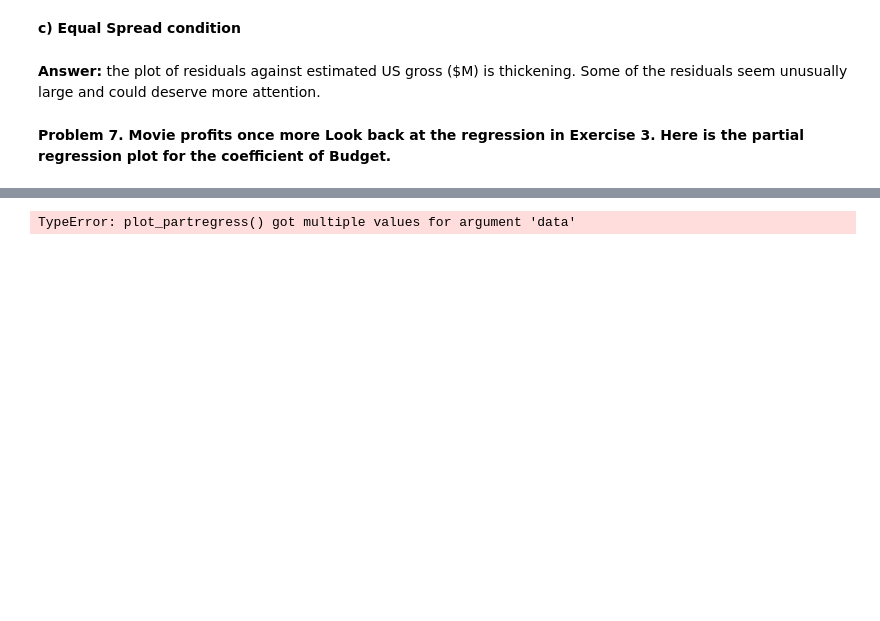
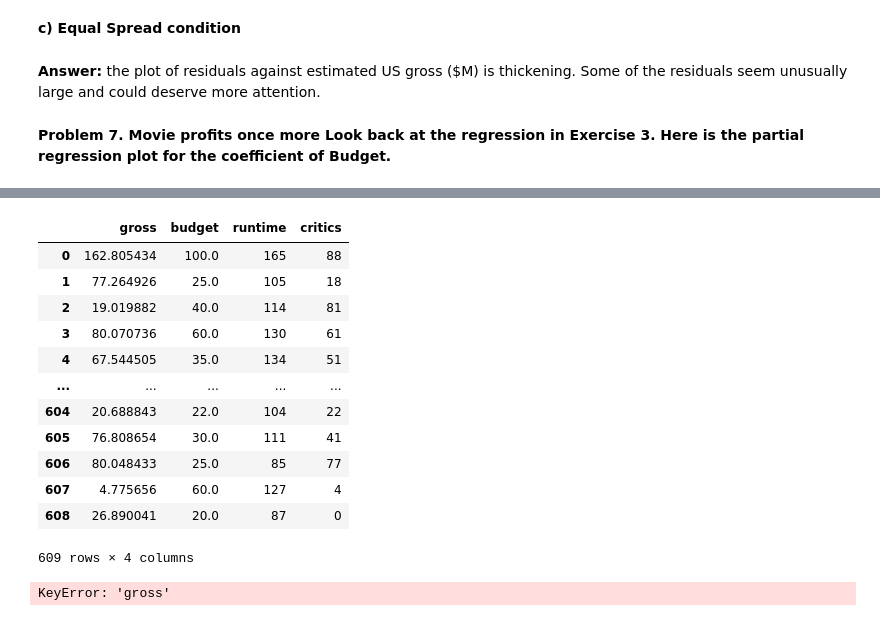
Before and after one commit to StephenDSNYC/IS5, a Jupyter notebook: exercise/ch09/ch09_movie_profits.ipynb, the cells around one changed output, grey strips where cells are left out. Drawn from its saved outputs; the diff is of its cells as text; code cells hidden in the pictures; blank space fills up the shorter version.

```diff
--- a/exercise/ch09/ch09_movie_profits.ipynb
+++ b/exercise/ch09/ch09_movie_profits.ipynb
@@ -183,6 +183,31 @@ plt.plot(budget_residues_2, linmod.predict(np.array(budget_residues_2).reshape(-
+# %%
+movie_data = movie_profits[ ['US Gross ($M)', 'Budget ($M)',
+              'Run Time (min)', 'Critic Score (Rotten Tomatoes)'] ].copy(deep=True)
+movie_data.rename(columns={
+    'US Gross ($M)': 'gross',
+    'Budget ($M)': 'budget',
+    'Run Time (min)': 'runtime',
+    'Critic Score (Rotten Tomatoes)': 'critics'
+})
+# %% [output]
+|  | gross | budget | runtime | critics |
+| 0 | 162.805434 | 100.0 | 165 | 88 |
+| 1 | 77.264926 | 25.0 | 105 | 18 |
+| 2 | 19.019882 | 40.0 | 114 | 81 |
+| 3 | 80.070736 | 60.0 | 130 | 61 |
+| 4 | 67.544505 | 35.0 | 134 | 51 |
+| ... | ... | ... | ... | ... |
+| 604 | 20.688843 | 22.0 | 104 | 22 |
+| 605 | 76.808654 | 30.0 | 111 | 41 |
+| 606 | 80.048433 | 25.0 | 85 | 77 |
+| 607 | 4.775656 | 60.0 | 127 | 4 |
+| 608 | 26.890041 | 20.0 | 87 | 0 |
+609 rows × 4 columns
 # %%
-sm.graphics.plot_partregress(y, 'Budget ($M)', ['Run Time (min)'], ['Critic Score (Rotten Tomatoes)'],
-                             data=movie_profits,
+y = movie_data['gross']
+sm.graphics.plot_partregress(y, 'budget',
+                             ['runtime', 'critics'],
+                             data=movie_data,
                              obs_labels=False);
 # %% [output]
-TypeError: plot_partregress() got multiple values for argument 'data'
+KeyError: 'gross'
```
Also changed, not shown: parts of 7 cells of this notebook.
